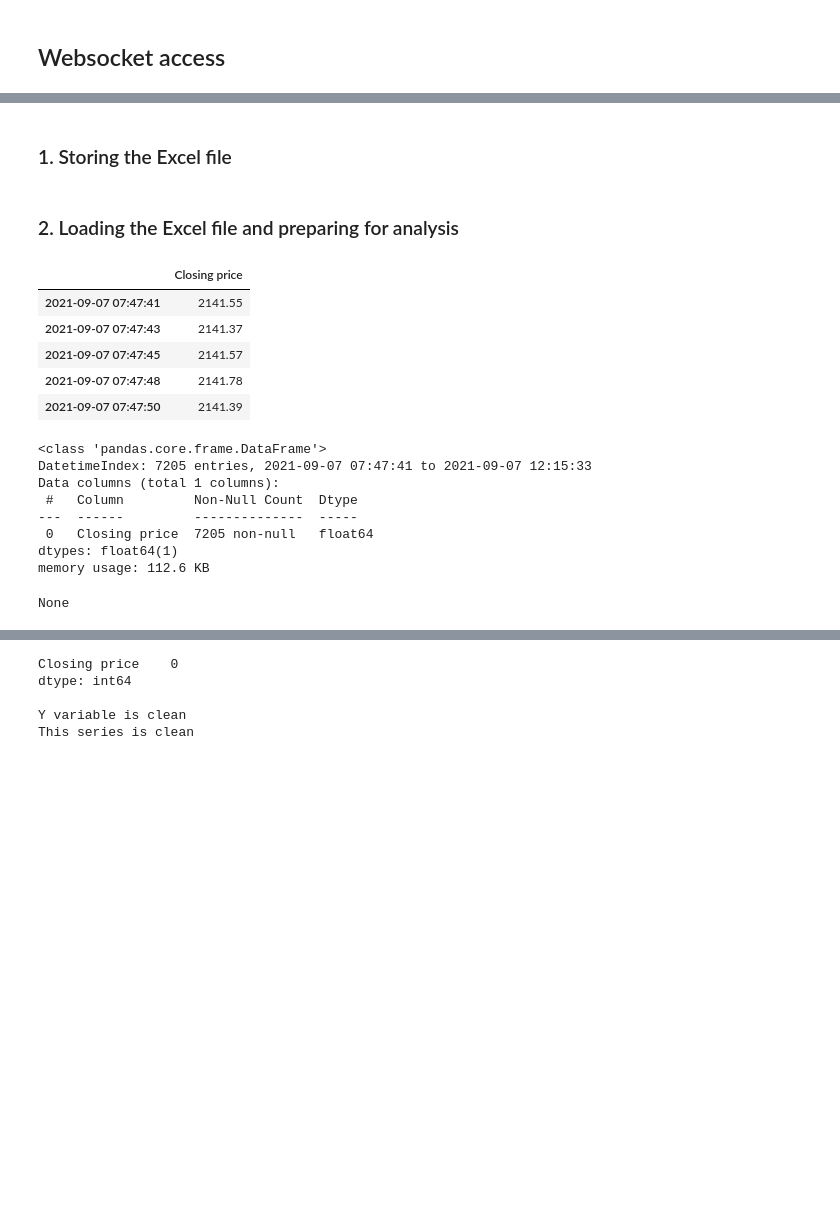
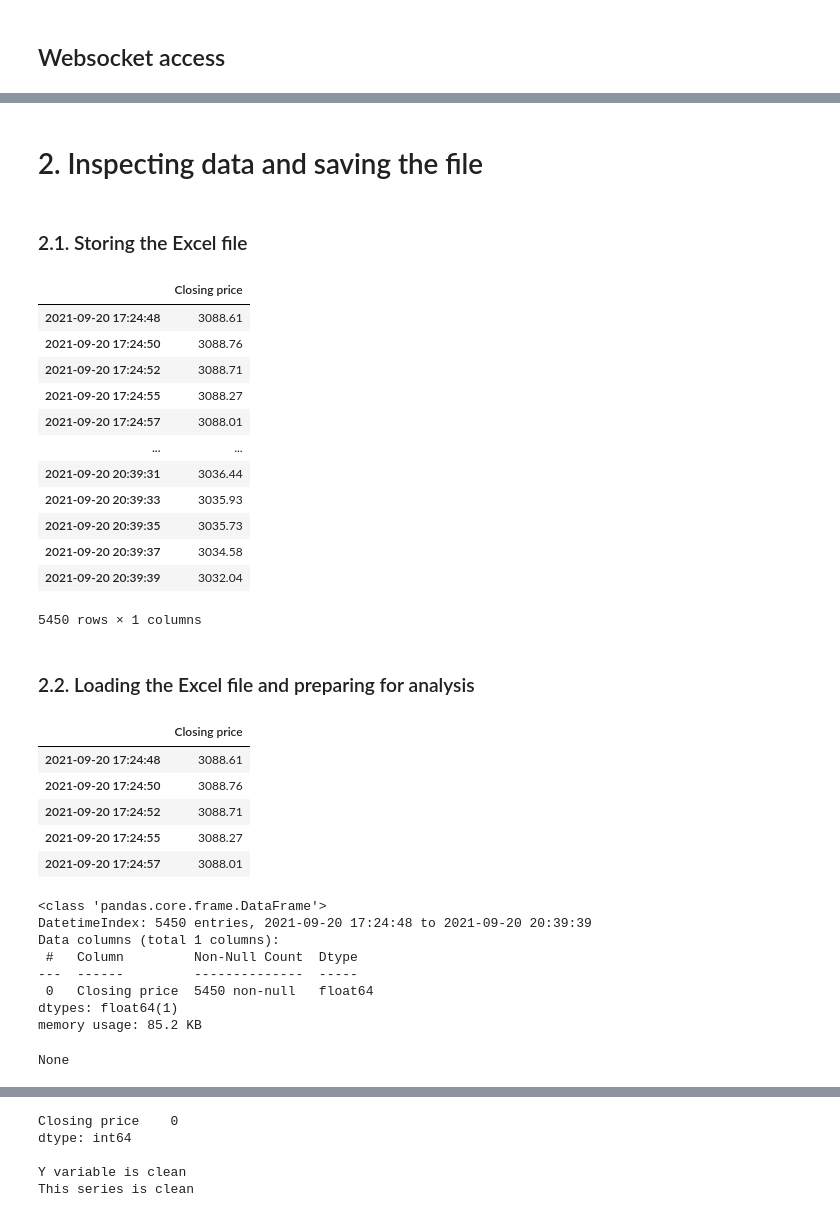
Before and after one commit to C21AI/AI, a Jupyter notebook: TradingBot/Trading bot.ipynb, the cells around one changed output, grey strips where cells are left out. Cells and saved outputs as stored; diff of their text form; code cells hidden in the pictures; blank space fills up the shorter version.

```diff
--- a/TradingBot/Trading bot.ipynb
+++ b/TradingBot/Trading bot.ipynb
@@ -75,5 +72,7 @@ False
+# %% [markdown]
+# 2. Inspecting data and saving the file
 # %% [markdown]
-### 1. Storing the Excel file
+### 2.1. Storing the Excel file
 # %%
 # Making index as correct date
 def list_to_datetime(dates_list):
@@ -102,31 +101,47 @@ df.head()
 
 # Saving the file
 df.to_excel("data.xlsx")
+# %%
+df
+# %% [output]
+|  | Closing price |
+| 2021-09-20 17:24:48 | 3088.61 |
+| 2021-09-20 17:24:50 | 3088.76 |
+| 2021-09-20 17:24:52 | 3088.71 |
+| 2021-09-20 17:24:55 | 3088.27 |
+| 2021-09-20 17:24:57 | 3088.01 |
+| ... | ... |
+| 2021-09-20 20:39:31 | 3036.44 |
+| 2021-09-20 20:39:33 | 3035.93 |
+| 2021-09-20 20:39:35 | 3035.73 |
+| 2021-09-20 20:39:37 | 3034.58 |
+| 2021-09-20 20:39:39 | 3032.04 |
+5450 rows × 1 columns
 # %% [markdown]
-### 2. Loading the Excel file and preparing for analysis
+### 2.2. Loading the Excel file and preparing for analysis
 # %%
 # Data in data
 df = pd.read_excel('data.xlsx', index_col = 0)
 # %%
 # Inspect
 display(df.head())
-
+print('')
 display(df.info())
 # %% [output]
 |  | Closing price |
-| 2021-09-07 07:47:41 | 2141.55 |
-| 2021-09-07 07:47:43 | 2141.37 |
-| 2021-09-07 07:47:45 | 2141.57 |
-| 2021-09-07 07:47:48 | 2141.78 |
-| 2021-09-07 07:47:50 | 2141.39 |
+| 2021-09-20 17:24:48 | 3088.61 |
+| 2021-09-20 17:24:50 | 3088.76 |
+| 2021-09-20 17:24:52 | 3088.71 |
+| 2021-09-20 17:24:55 | 3088.27 |
+| 2021-09-20 17:24:57 | 3088.01 |
 <class 'pandas.core.frame.DataFrame'>
-DatetimeIndex: 7205 entries, 2021-09-07 07:47:41 to 2021-09-07 12:15:33
+DatetimeIndex: 5450 entries, 2021-09-20 17:24:48 to 2021-09-20 20:39:39
 Data columns (total 1 columns):
  #   Column         Non-Null Count  Dtype
 ---  ------         --------------  -----
- 0   Closing price  7205 non-null   float64
+ 0   Closing price  5450 non-null   float64
 dtypes: float64(1)
-memory usage: 112.6 KB
+memory usage: 85.2 KB
 None
 # %%
 # Plot
```
Also changed, not shown: parts of 44 cells of this notebook.
